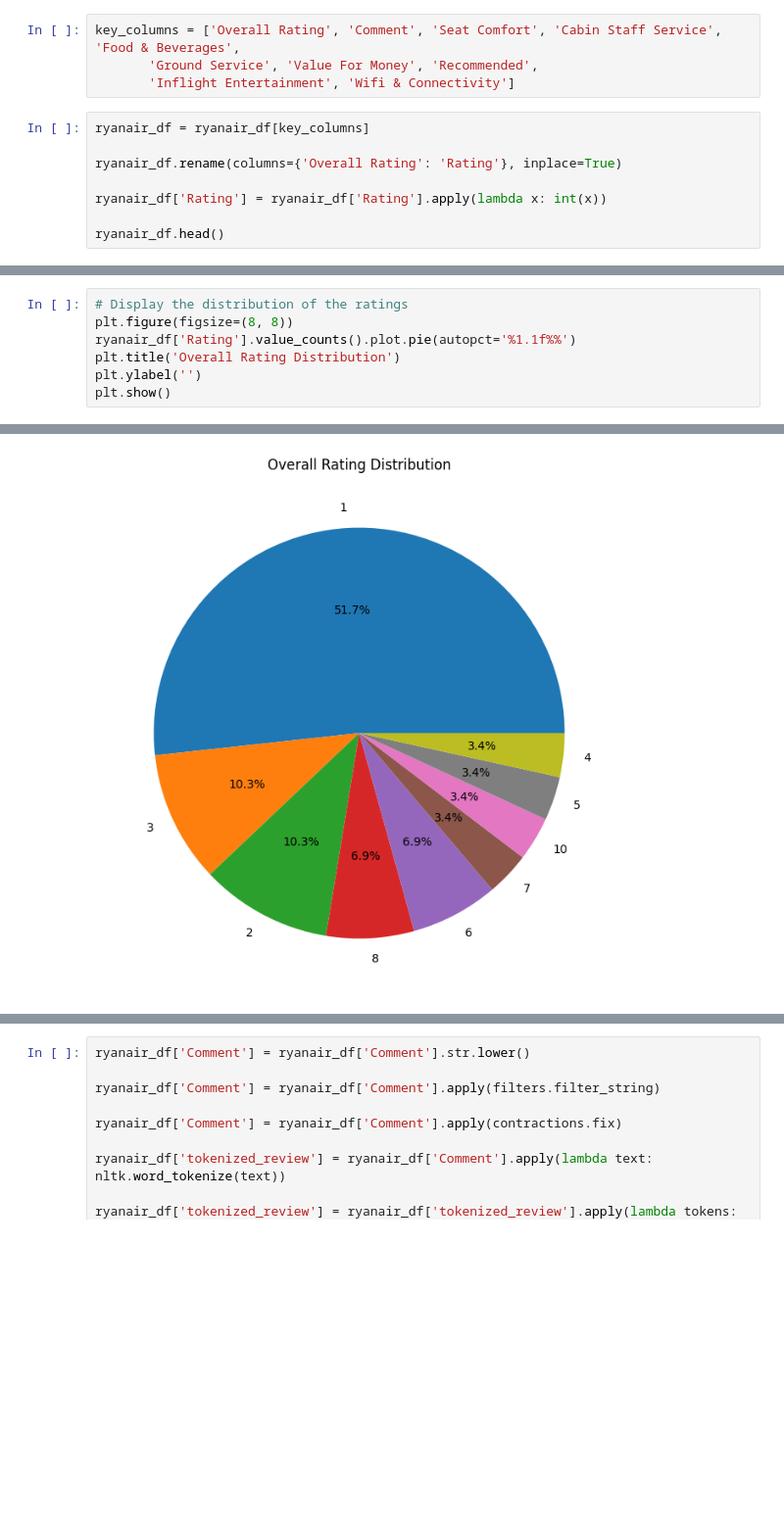
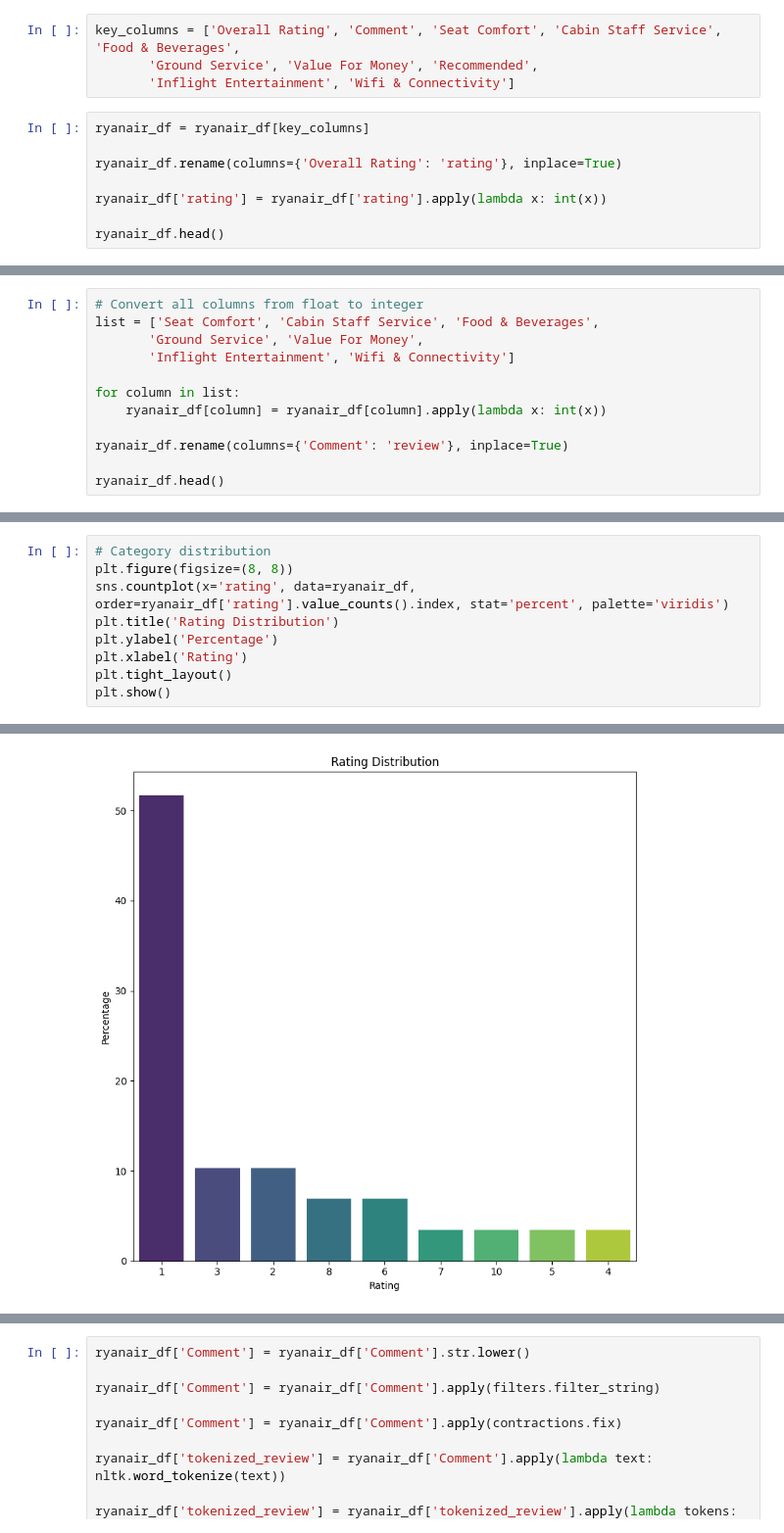
Before and after one commit to Gwme13/Business-project, a Jupyter notebook: Project.ipynb, the cells around one changed output, grey strips where cells are left out. Shown at 98% size. Drawn from its saved outputs; the diff is of its cells as text; blank space fills up the shorter version.

```diff
--- a/Project.ipynb
+++ b/Project.ipynb
@@ -902,9 +906,9 @@ key_columns = ['Overall Rating', 'Comment', 'Seat Comfort', 'Cabin Staff Service
 # %%
 ryanair_df = ryanair_df[key_columns]
 
-ryanair_df.rename(columns={'Overall Rating': 'Rating'}, inplace=True)
+ryanair_df.rename(columns={'Overall Rating': 'rating'}, inplace=True)
 
-ryanair_df['Rating'] = ryanair_df['Rating'].apply(lambda x: int(x))
+ryanair_df['rating'] = ryanair_df['rating'].apply(lambda x: int(x))
 
 ryanair_df.head()
 # %% [output]
@@ -914,3 +918,15 @@ ryanair_df.head()
 | 2 | 7 | When we checked back on the app f... | 5.0 | 5.0 | 5.0 | 4.0 | ... |
 | 3 | 1 | Very bad experience. The flight w... | 2.0 | 2.0 | 1.0 | 1.0 | ... |
 | 4 | 1 | Ryanair - only for masochists. We... | 2.0 | 2.0 | 2.0 | 1.0 | ... |
+# %%
+# Convert all columns from float to integer
+list = ['Seat Comfort', 'Cabin Staff Service', 'Food & Beverages',
+       'Ground Service', 'Value For Money',
+       'Inflight Entertainment', 'Wifi & Connectivity']
+
+for column in list:
+    ryanair_df[column] = ryanair_df[column].apply(lambda x: int(x))
+
+ryanair_df.rename(columns={'Comment': 'review'}, inplace=True)
+
+ryanair_df.head()
@@ -917,8 +940,10 @@ ryanair_df.head()
 # %%
-# Display the distribution of the ratings
+# Category distribution
 plt.figure(figsize=(8, 8))
-ryanair_df['Rating'].value_counts().plot.pie(autopct='%1.1f%%')
-plt.title('Overall Rating Distribution')
-plt.ylabel('')
+sns.countplot(x='rating', data=ryanair_df, order=ryanair_df['rating'].value_counts().index, stat='percent', palette='viridis')
+plt.title('Rating Distribution')
+plt.ylabel('Percentage')
+plt.xlabel('Rating')
+plt.tight_layout()
 plt.show()
 # %% [output]
@@ -925,2 +953,2 @@ plt.show()
-[figure, old version]
+[figure, new version]
 # %%
```
Also changed, not shown: parts of 12 cells of this notebook, 1 other file.
